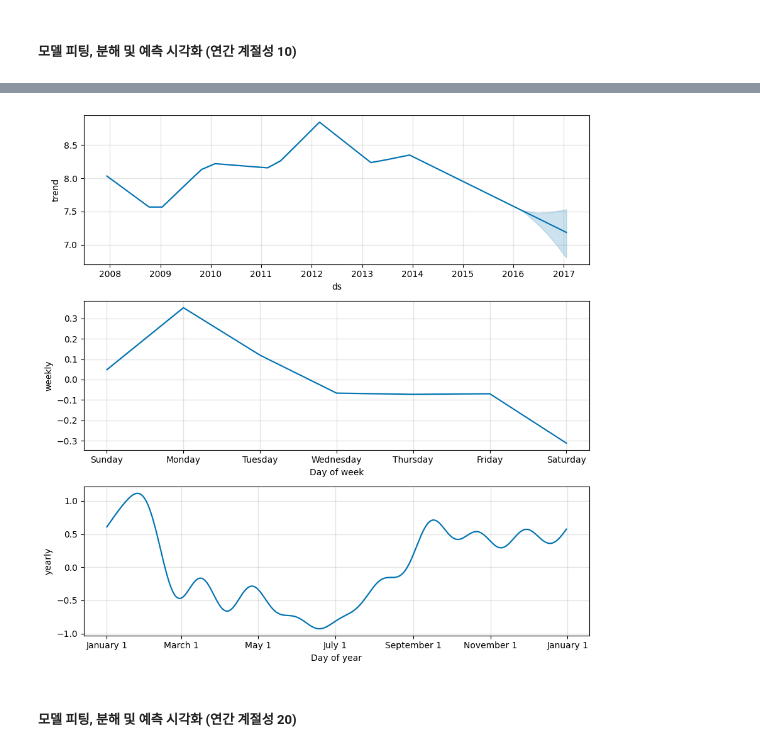
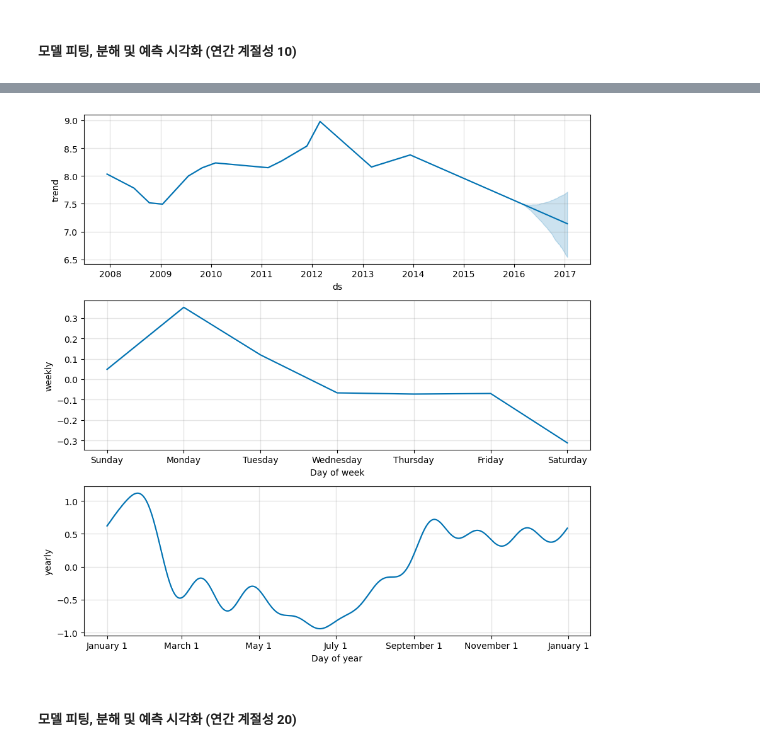
Before and after one commit to safeai-snu/Econometrics, a Jupyter notebook: Part.4/11.Prophet.ipynb, the cells around one changed output, grey strips where cells are left out. Drawn from its saved outputs; the diff is of its cells as text; code cells hidden in the pictures.

```diff
--- a/Part.4/11.Prophet.ipynb
+++ b/Part.4/11.Prophet.ipynb
@@ -15,6 +15,6 @@ ImportError: numpy._core.multiarray failed to import
 # %%
 df = pd.read_csv('https://raw.githubusercontent.com/facebook/prophet/main/examples/example_wp_log_peyton_manning.csv')
 # %%
-pro = Prophet(changepoint_prior_scale=0.05)
+pro = Prophet(changepoint_prior_scale=0.1)
 pro.fit(df)
 # %% [output]
@@ -42,5 +44,5 @@ a = add_changepoints_to_plot(fig.gca(), pro, forecast)
 # %%
-pro = Prophet(changepoint_prior_scale=0.3)
+pro = Prophet(changepoint_prior_scale=0.5)
 pro.fit(df)
 
 future = pro.make_future_dataframe(periods=365)
@@ -62,7 +64,7 @@ fig2 = pro.plot_components(forecast)
 ##### 모델 피팅, 분해 및 예측 시각화 (연간 계절성 10)
 # %%
 pro = Prophet(
-    changepoint_prior_scale=0.05,
+    changepoint_prior_scale=0.1,
     yearly_seasonality=10,
     daily_seasonality=False
 )
@@ -78,4 +80,4 @@ fig = pro.plot_components(forecast)
-[figure, old version]
+[figure, new version]
 # %% [markdown]
 ##### 모델 피팅, 분해 및 예측 시각화 (연간 계절성 20)
 # %%
```
Also changed, not shown: parts of 17 cells of this notebook, 15 other files.
